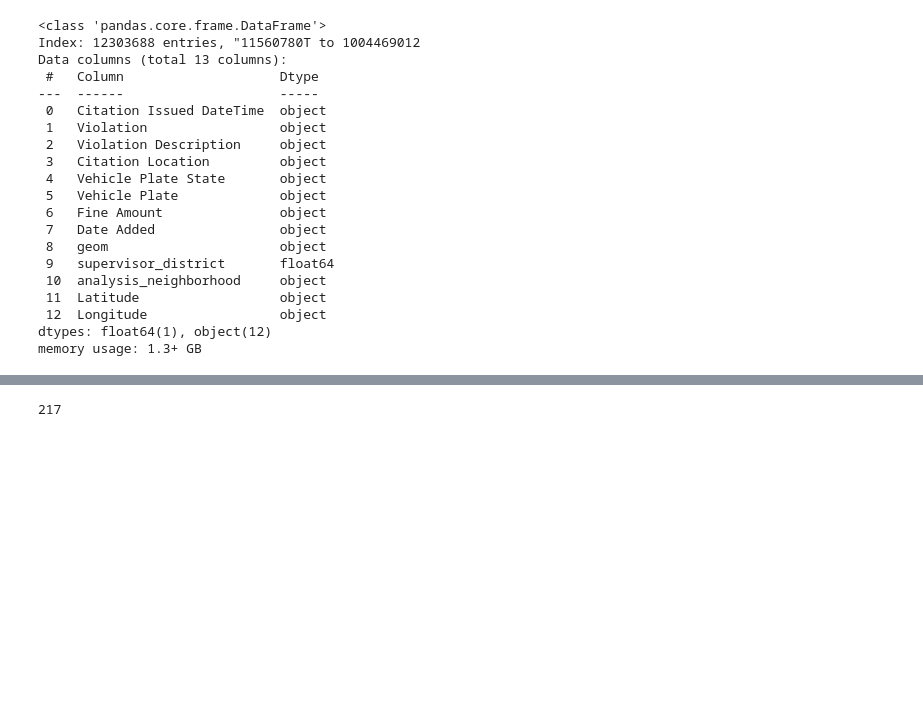
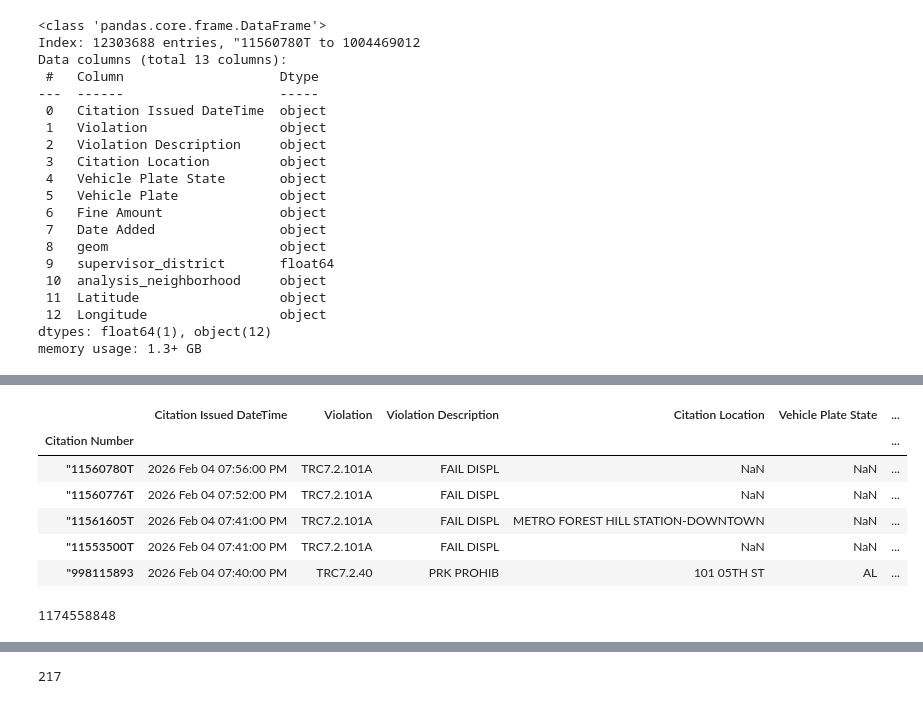
Before and after one commit to sjsu-cs122-s26/ZeninClan-sf-parking-citation-analysis, a Jupyter notebook: notebooks/main.ipynb, the cells around one changed output, grey strips where cells are left out. Cells and saved outputs as stored; diff of their text form; code cells hidden in the pictures; blank space fills up the shorter version.

```diff
--- a/notebooks/main.ipynb
+++ b/notebooks/main.ipynb
@@ -44,0 +79,20 @@ memory usage: 1.3+ GB
+# %%
+def getMoney(money):
+    return int(money.split('$')[1].replace(",",""))
+
+df['Fine Amount'] = df['Fine Amount'].apply(getMoney)
+# %%
+df.head()
+# %% [output]
+|  | Citation Issued DateTime | Violation | Violation Description | Citation Location | Vehicle Plate State | ... |
+| Citation Number |  |  |  |  |  | ... |
+| "11560780T | 2026 Feb 04 07:56:00 PM | TRC7.2.101A | FAIL DISPL | NaN | NaN | ... |
+| "11560776T | 2026 Feb 04 07:52:00 PM | TRC7.2.101A | FAIL DISPL | NaN | NaN | ... |
+| "11561605T | 2026 Feb 04 07:41:00 PM | TRC7.2.101A | FAIL DISPL | METRO FOREST HILL STATION-DOWNTOWN | NaN | ... |
+| "11553500T | 2026 Feb 04 07:41:00 PM | TRC7.2.101A | FAIL DISPL | NaN | NaN | ... |
+| "998115893 | 2026 Feb 04 07:40:00 PM | TRC7.2.40 | PRK PROHIB | 101 05TH ST | AL | ... |
+# %%
+total = df['Fine Amount'].sum()
+print(total)
+# %% [output]
+1174558848
```
Also changed, not shown: parts of 9 cells of this notebook, 3 other files.
